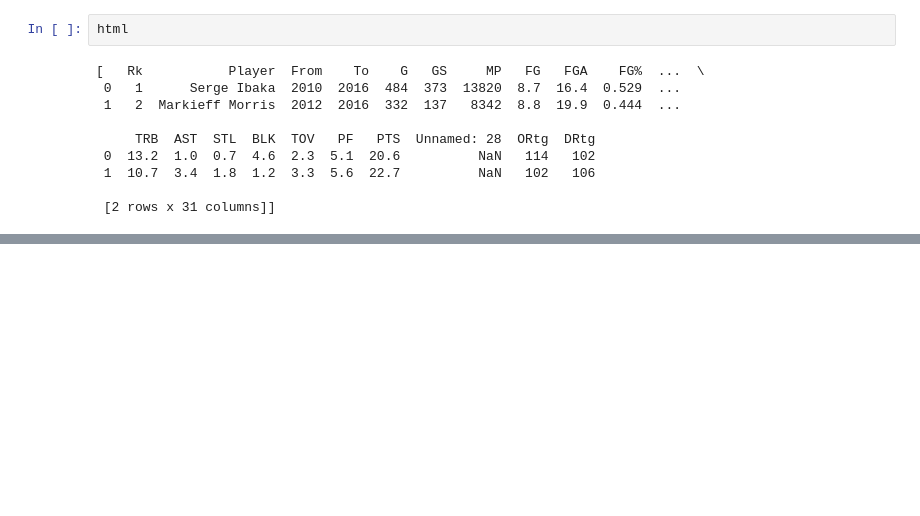
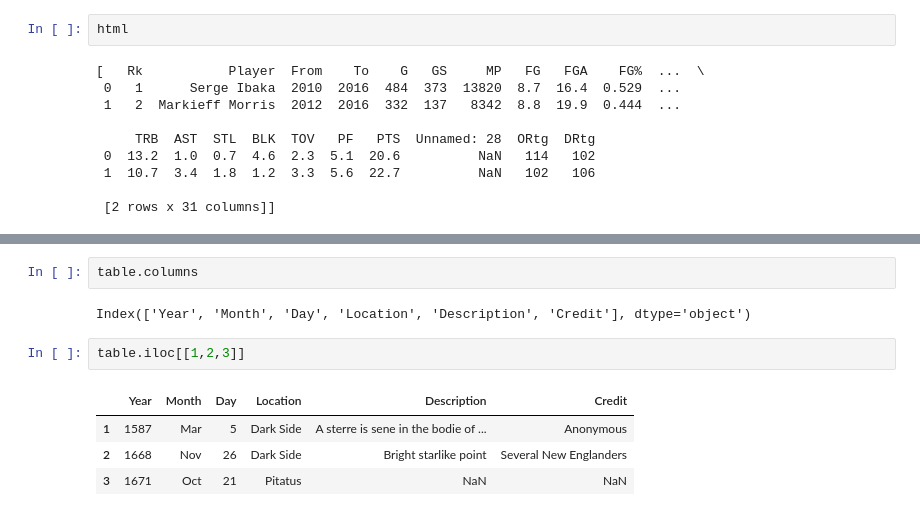
Before and after one commit to Yash621/Ml-dL-Assignments, a Jupyter notebook: pandas/Untitled.ipynb, the cells around one changed output, grey strips where cells are left out. Drawn from its saved outputs; the diff is of its cells as text; blank space fills up the shorter version.

```diff
--- a/pandas/Untitled.ipynb
+++ b/pandas/Untitled.ipynb
@@ -127,0 +174,11 @@ html
+# %%
+table.columns
+# %% [output]
+Index(['Year', 'Month', 'Day', 'Location', 'Description', 'Credit'], dtype='object')
+# %%
+table.iloc[[1,2,3]]
+# %% [output]
+|  | Year | Month | Day | Location | Description | Credit |
+| 1 | 1587 | Mar | 5 | Dark Side | A sterre is sene in the bodie of ... | Anonymous |
+| 2 | 1668 | Nov | 26 | Dark Side | Bright starlike point | Several New Englanders |
+| 3 | 1671 | Oct | 21 | Pitatus | NaN | NaN |
```
Also changed, not shown: parts of 7 cells of this notebook.
